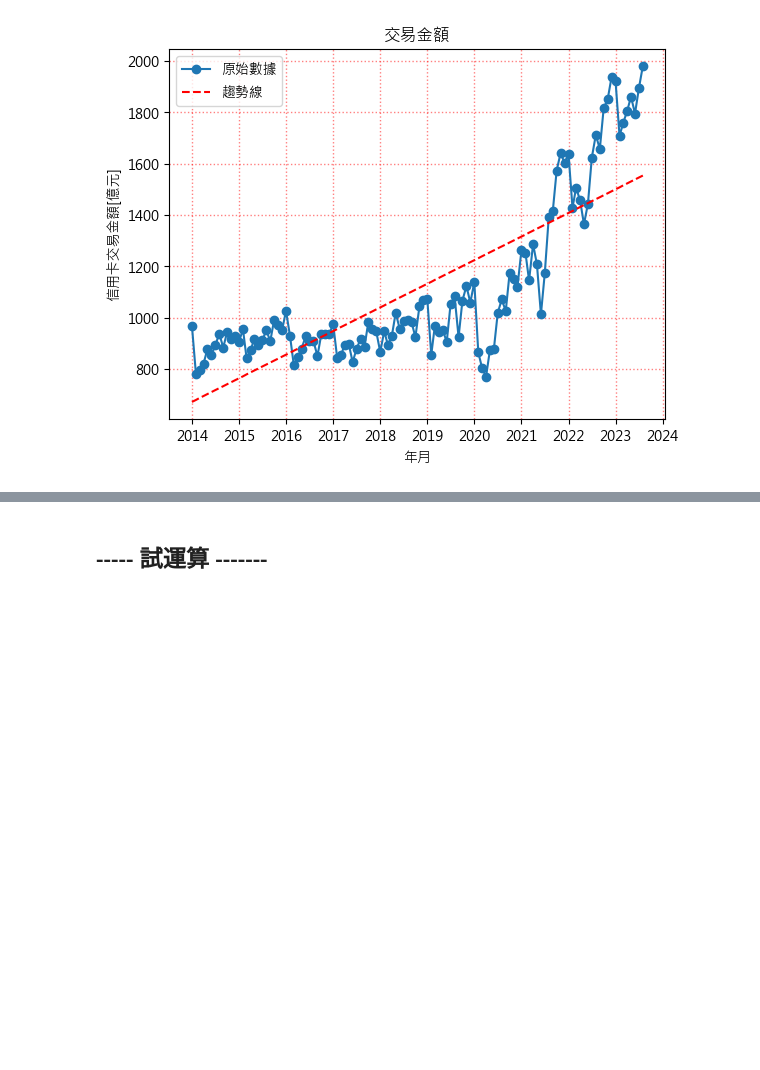
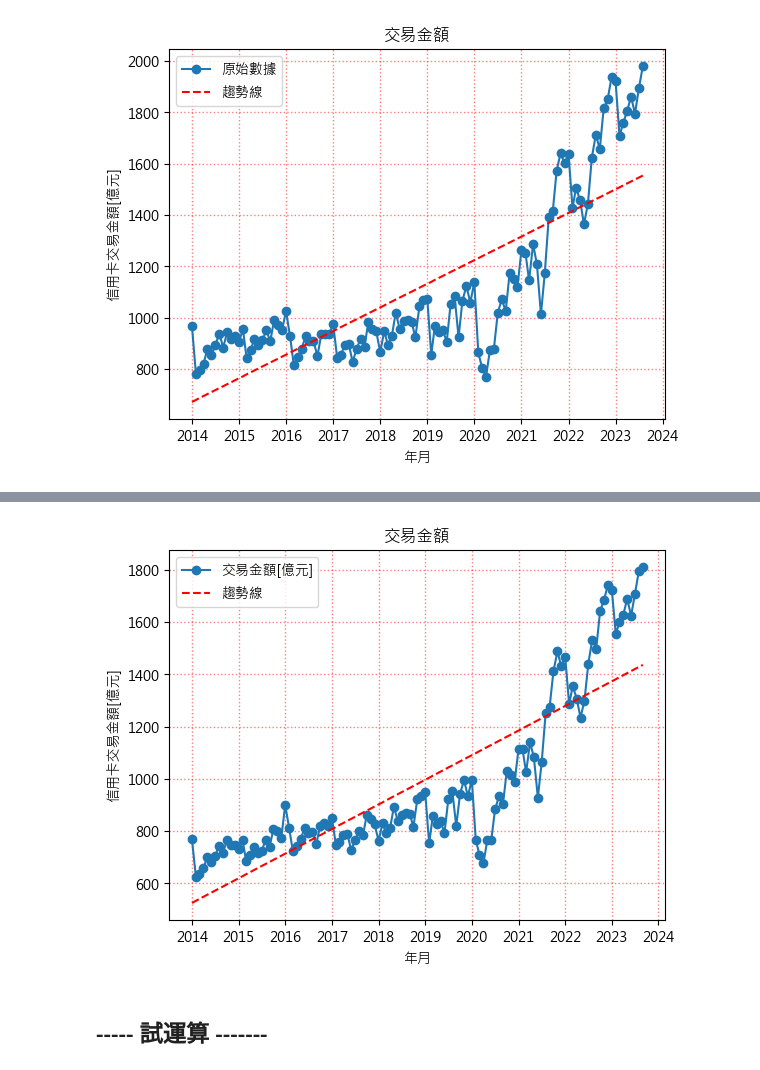
Before and after one commit to George1120901/..__creditcard__, a Jupyter notebook: test7-heatMap.ipynb, the cells around one changed output, grey strips where cells are left out. Saved outputs shown, nothing was run; the diff lists cells and outputs as text; code cells hidden in the pictures; blank space fills up the shorter version.

```diff
--- a/test7-heatMap.ipynb
+++ b/test7-heatMap.ipynb
@@ -1351,0 +1402,8 @@ R 平方值: 0.64
+# %%
+# 篩選/分析6都
+selected_6cities = ['臺北市', '新北市', '桃園市', '臺中市', '臺南市', '高雄市']
+df_noOther_6cities = df_noOther[df_noOther['地區'].isin(selected_6cities)]
+
+print(df_noOther_6cities)
+# df_noOther_selected_cities ['地區'].unique()
+df_noOther_6cities.head(10)
@@ -1351,0 +1439,8 @@ R 平方值: 0.64
+# %%
+df_grouped_6cities = df_noOther_6cities.groupby(['年月']).agg(
+    {'信用卡交易金額[新台幣]': 'sum', '信用卡交易筆數': 'sum'}).reset_index()
+# df = pd.DataFrame(grouped_data)
+# df
+df_grouped_6cities.info()
+print(type(df_grouped_6cities))
+df_grouped_6cities
@@ -1351,0 +1472,66 @@ R 平方值: 0.64
+# %%
+import pandas as pd
+import matplotlib.pyplot as plt
+import numpy as np
+from scipy import stats
+from scipy.stats import linregress
+
+
+plt.rcParams['font.family'] = 'Microsoft JhengHei'
+plt.figure(figsize=(12, 6))
+# 假設 df_grouped 是您的 DataFrame
+
+# 將 '年' 列轉換為 datetime
+df_grouped_6cities['年月'] = pd.to_datetime(df_grouped_6cities['年月'], format='%Y%m')
+df_grouped_6cities['信用卡交易金額[億元]'] = df_grouped_6cities['信用卡交易金額[新台幣]']/100000000
+
+# 創建一個 Figure 和 Axes
+fig, ax = plt.subplots()
+
+
+plt.legend()  # Show legend with the trendline
+plt.grid(color='red', linestyle=':', linewidth=1, alpha=0.5)  # 設定格線
+
+# 繪製原始數據
+ax.plot(df_grouped_6cities['年月'],df_grouped_6cities['信用卡交易金額[億元]'], marker='o', label='交易金額[億元]')
+
+# 進行多項式擬合
+z = np.polyfit(df_grouped_6cities.index, df_grouped_6cities['信用卡交易金額[億元]'], 1)
+p = np.poly1d(z)
+
+# 繪製趨勢線
+ax.plot(df_grouped_6cities['年月'], p(
+    df_grouped_6cities.index), 'r--', label='趨勢線')
+
+# 設定標籤和標題
+ax.set_title('交易金額')
+ax.set_xlabel('年月')
+ax.set_ylabel('信用卡交易金額[億元]')
+
+# 顯示圖例
+ax.legend()
+
+# 顯示圖表
+#plt.show()
+
+#############################################
+## 使用 linregress 進行線性回歸
+x = df_grouped_6cities['年月']
+y = df_grouped_6cities['信用卡交易金額[億元]']
+
+slope, intercept, r_value, p_value, std_err = linregress(np.arange(len(x)), y)
+
+## 計算預測值
+y_pred = intercept + slope * np.arange(len(x))
+
+## 計算 R 平方值
+r_squared = r_value**2
+plt.legend()  # Show legend with the trendline
+plt.grid(color='red', linestyle=':', linewidth=1, alpha=0.5)  # 設定格線
+
+# 打印線性趨勢線的方程式和 R 平方值
+print(f'線性趨勢線方程式: y = {intercept:.2f} + {slope:.2f} * x')
+print(f'R 平方值: {r_squared:.2f}')
+
+plt.show()
+# %% [output]
@@ -1352,3 +1542,4 @@ R 平方值: 0.64
+[figure, added]
 # %% [markdown]
 ## -----  試運算 -------
 # %%
```
Also changed, not shown: parts of 19 cells of this notebook.
